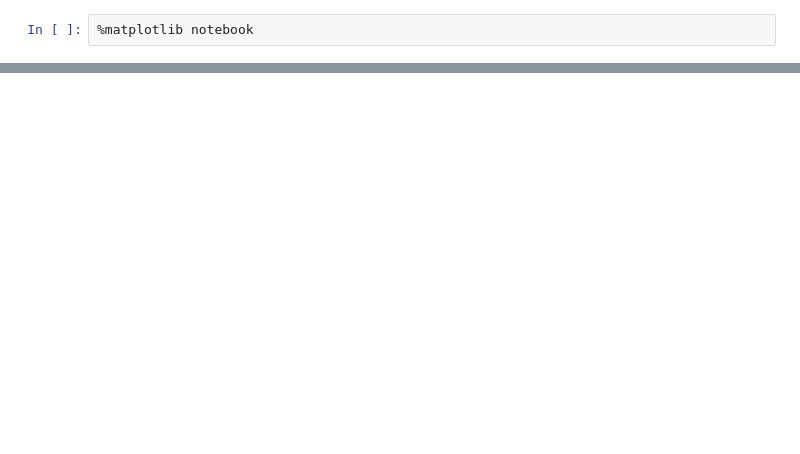
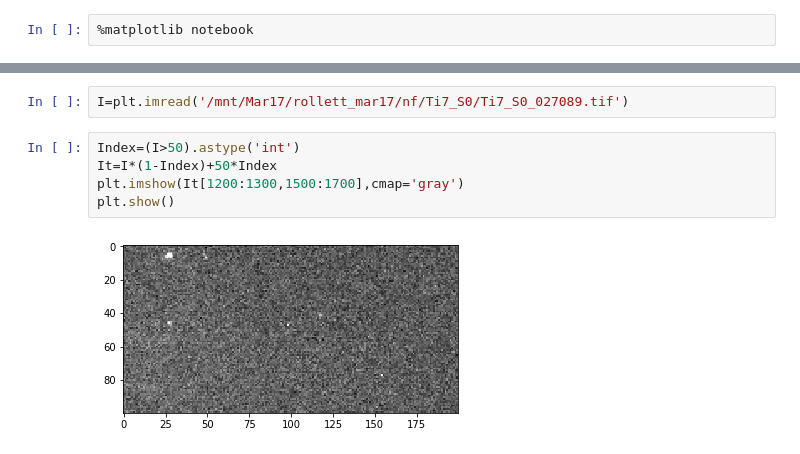
Before and after one commit to Yufeng-shen/nfHEDMtools, a Jupyter notebook: DoSim.ipynb, the cells around one changed output, grey strips where cells are left out. Saved outputs shown, nothing was run; the diff lists cells and outputs as text; blank space fills up the shorter version.

```diff
--- a/DoSim.ipynb
+++ b/DoSim.ipynb
@@ -76,3 +105,12 @@ plt.show()
 # %% [output]
 [interactive output not drawn]
 [interactive output not drawn]
+# %%
+I=plt.imread('/mnt/Mar17/rollett_mar17/nf/Ti7_S0/Ti7_S0_027089.tif')
+# %%
+Index=(I>50).astype('int')
+It=I*(1-Index)+50*Index
+plt.imshow(It[1200:1300,1500:1700],cmap='gray')
+plt.show()
+# %% [output]
+[figure, added]
```
Also changed, not shown: parts of 5 cells of this notebook, 1 other file.
